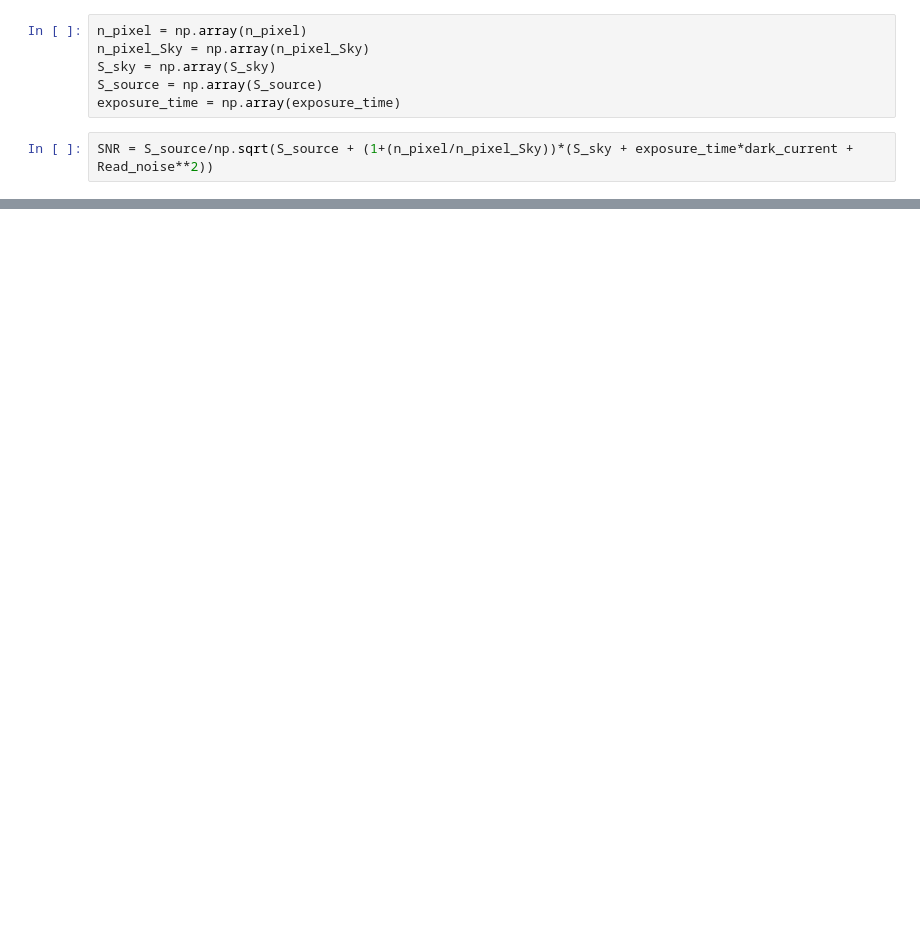
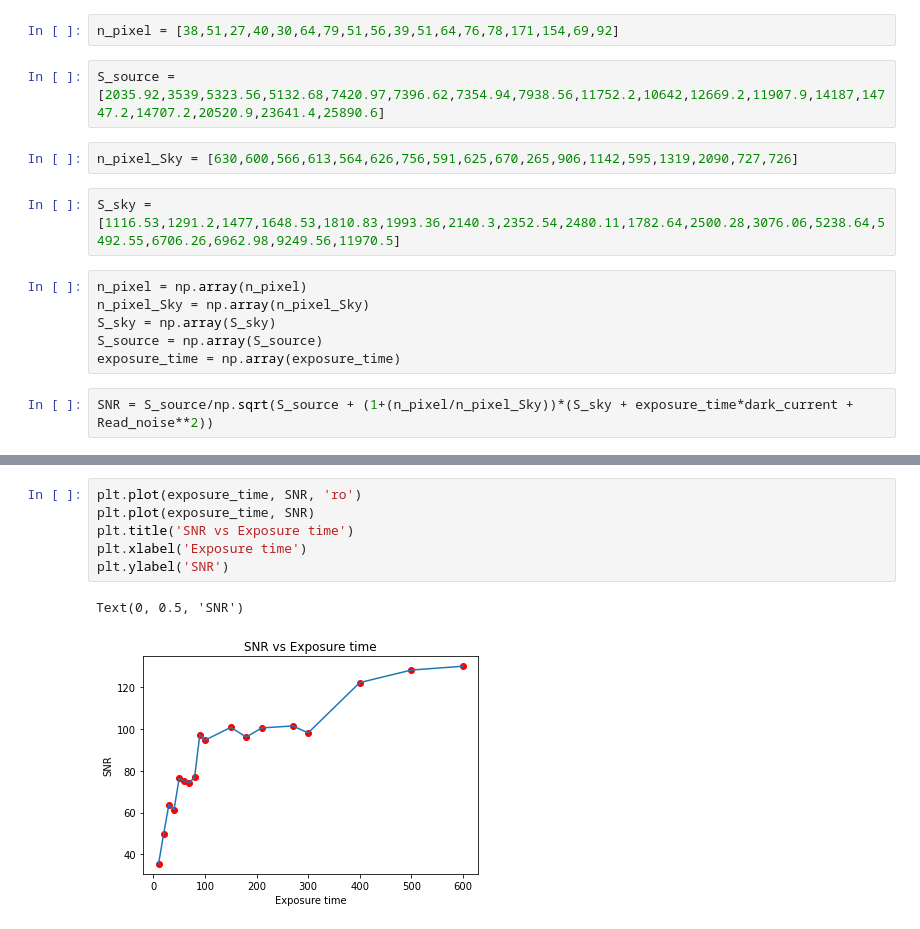
Before and after one commit to halehhajizadeh/SNR-and-Exposure, a Jupyter notebook: SNR_Exposure.ipynb, the cells around one changed output, grey strips where cells are left out. Saved outputs shown, nothing was run; the diff lists cells and outputs as text; blank space fills up the shorter version.

Commit message:
modify snr vs exposure

```diff
--- a/SNR_Exposure.ipynb
+++ b/SNR_Exposure.ipynb
@@ -17,3 +9,11 @@ S_source = [20520.9,23641.4,25890.6]
+# %%
+n_pixel = [38,51,27,40,30,64,79,51,56,39,51,64,76,78,171,154,69,92]
+# %%
+S_source = [2035.92,3539,5323.56,5132.68,7420.97,7396.62,7354.94,7938.56,11752.2,10642,12669.2,11907.9,14187,14747.2,14707.2,20520.9,23641.4,25890.6]
+# %%
+n_pixel_Sky = [630,600,566,613,564,626,756,591,625,670,265,906,1142,595,1319,2090,727,726]
+# %%
+S_sky = [1116.53,1291.2,1477,1648.53,1810.83,1993.36,2140.3,2352.54,2480.11,1782.64,2500.28,3076.06,5238.64,5492.55,6706.26,6962.98,9249.56,11970.5]
 # %%
 n_pixel = np.array(n_pixel)
 n_pixel_Sky = np.array(n_pixel_Sky)
@@ -28,0 +33,9 @@ array([122.29947993, 128.31607695, 130.14316044])
+# %%
+plt.plot(exposure_time, SNR, 'ro')
+plt.plot(exposure_time, SNR)
+plt.title('SNR vs Exposure time')
+plt.xlabel('Exposure time')
+plt.ylabel('SNR')
+# %% [output]
+Text(0, 0.5, 'SNR')
+[figure, added]
```
Also changed, not shown: parts of 7 cells of this notebook.
